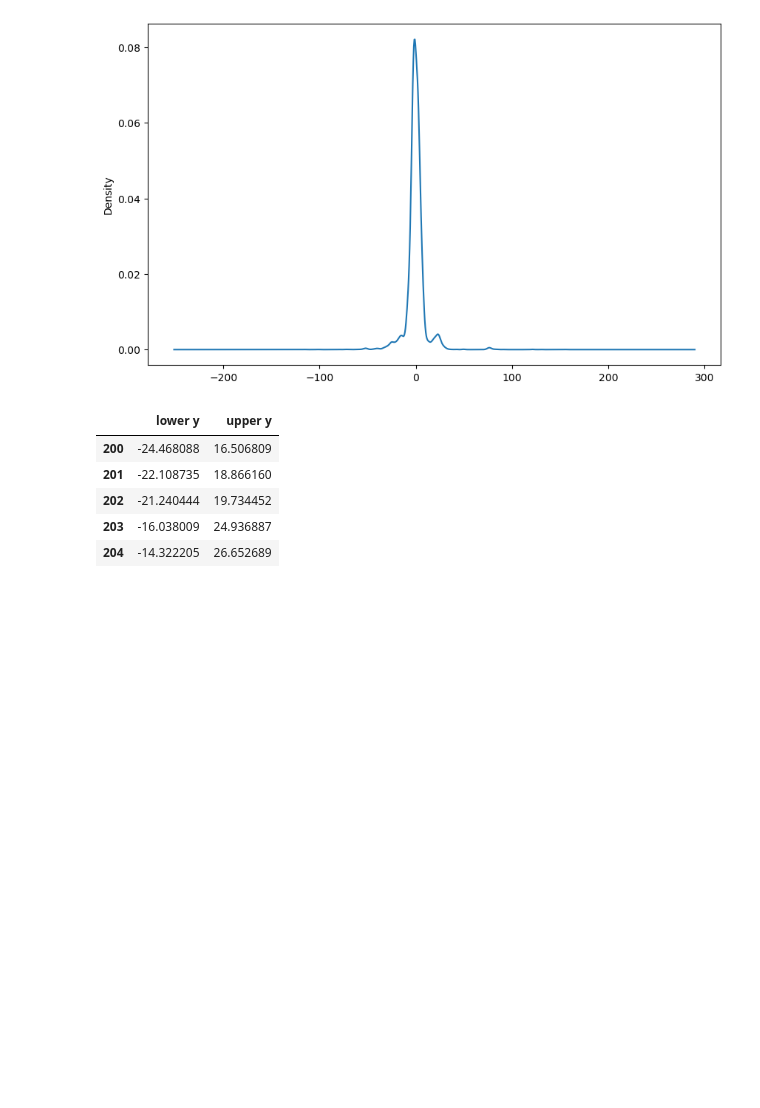
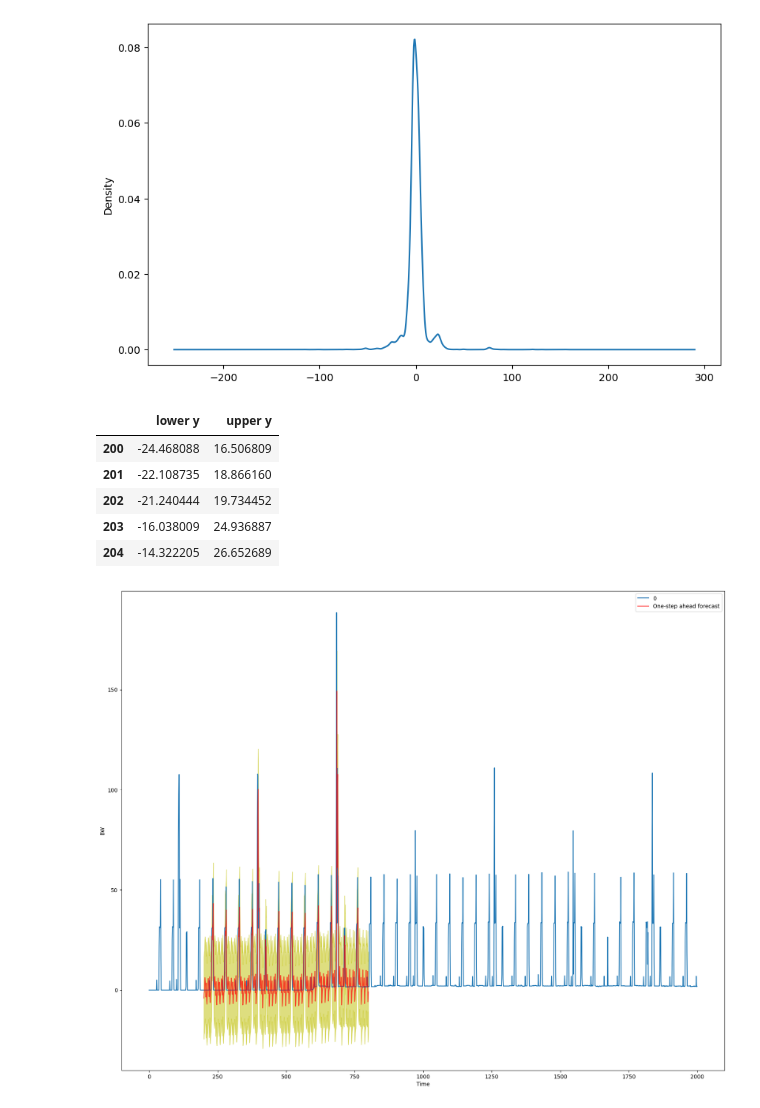
Before and after one commit to istiaqahmedfahim/cloud_workload_forecasting, a Jupyter notebook: arima_model.ipynb, the cells around one changed output. Saved outputs shown, nothing was run; the diff lists cells and outputs as text; code cells hidden in the pictures; blank space fills up the shorter version.

```diff
--- a/arima_model.ipynb
+++ b/arima_model.ipynb
@@ -208,3 +208,18 @@ pred_ci.head()
 | 202 | -21.240444 | 19.734452 |
 | 203 | -16.038009 | 24.936887 |
 | 204 | -14.322205 | 26.652689 |
+# %%
+ax = series_data[0:2000].plot(label='observed')
+pred.predicted_mean.plot(ax=ax, label='One-step ahead forecast', alpha=.7,color = 'r')
+
+ax.fill_between(pred_ci.index,
+                pred_ci.iloc[:, 0],
+                pred_ci.iloc[:, 1], color='y', alpha=.5)
+
+ax.set_xlabel('Time')
+ax.set_ylabel('BW')
+plt.legend()
+
+plt.show()
+# %% [output]
+[figure, added]
```
